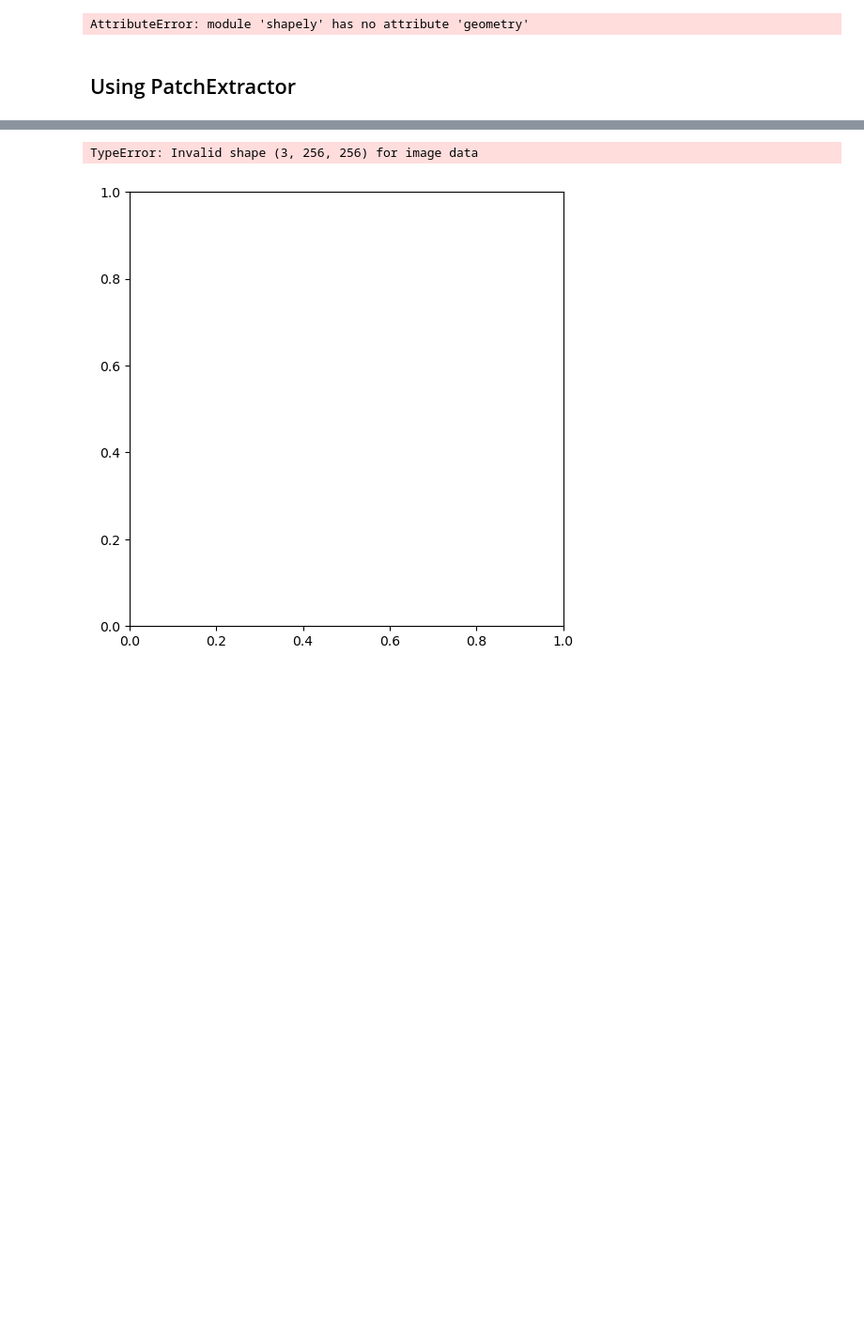
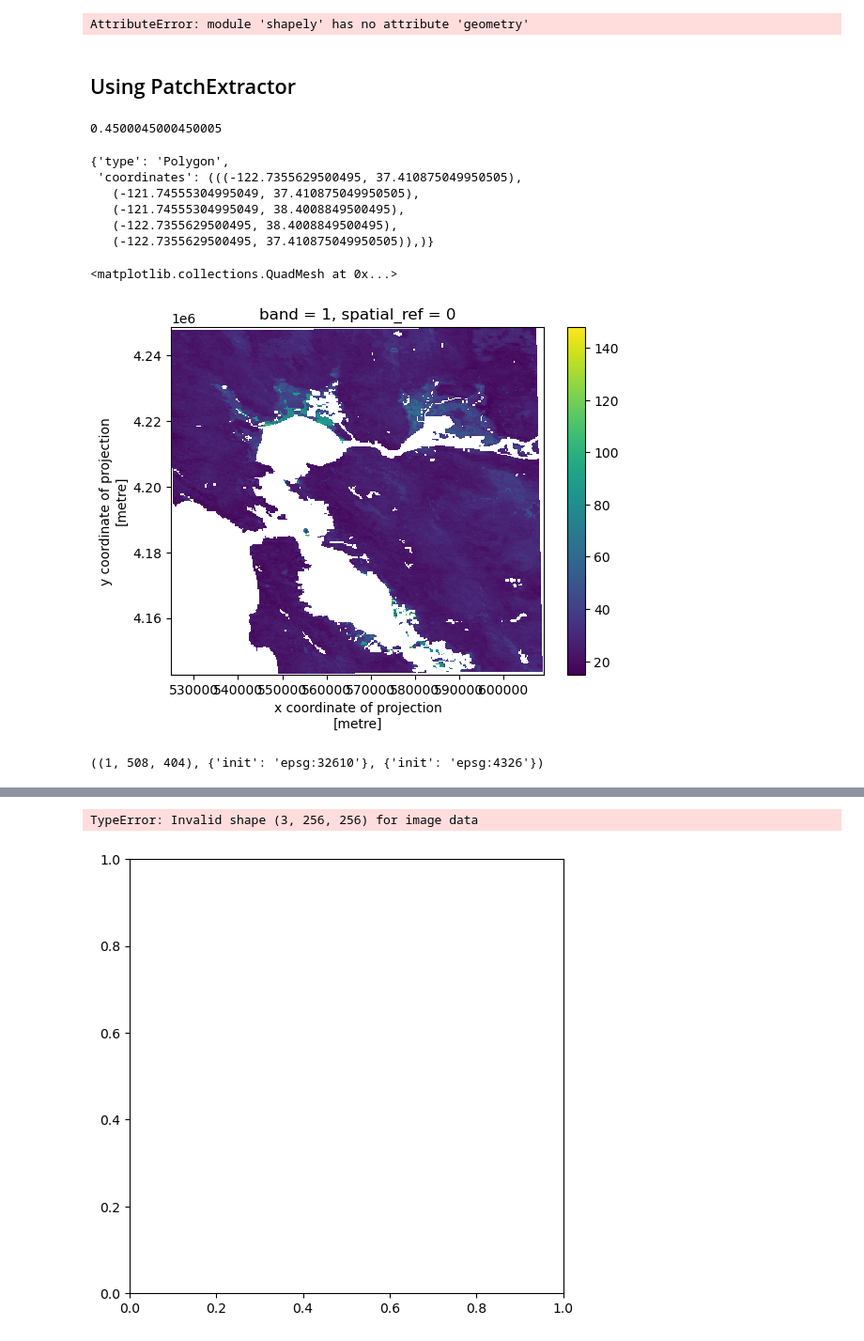
Before and after one commit to ando-shah/sdm-geolifeCLEF, a Jupyter notebook: raster/env_patch.ipynb, the cells around one changed output, grey strips where cells are left out. Shown at 94% size. Drawn from its saved outputs; the diff is of its cells as text; code cells hidden in the pictures; blank space fills up the shorter version.

Commit message:
Dirty commit of memory efficient raster load and clip operation test - port to environmental_raster.py next

```diff
--- a/raster/env_patch.ipynb
+++ b/raster/env_patch.ipynb
@@ -152,3 +155,53 @@ display = to_pil(t)
 display.show()
 # %% [markdown]
 ## Using PatchExtractor
+# %%
+50000/(111.11 *1000)
+# %% [output]
+0.4500045000450005
+# %%
+import shapely.geometry
+
+dst_crs = 'epsg:32610'
+side_len_m = 50000
+side_len = side_len_m / (111.11 * 1000)
+buf = 0.1 # to take care of warping issues
+berkeley = (-122.240558, 37.90588)
+point_geom = shapely.geometry.mapping(shapely.geometry.Point(berkeley))
+
+# Grid points are in 4326 -> move to 32610
+# point_geom = rasterio.warp.transform_geom("epsg:4326", dst_crs, point_geom)
+# point_geom = rasterio.warp.transform_geom(self.crs, dst_crs, point_geom)
+
+#Convert the point to a shape
+point_shape = shapely.geometry.shape(point_geom)
+#Create a square out of it with side_length = buffer*2
+mask_shape = point_shape.buffer(side_len * (1+buf)).envelope
+# mask_shape = point_shape.buffer(0.025).envelope
+mask_geom = shapely.geometry.mapping(mask_shape)
+mask_geom
+# %% [output]
+{'type': 'Polygon',
+ 'coordinates': (((-122.7355629500495, 37.410875049950505),
+   (-121.74555304995049, 37.410875049950505),
+   (-121.74555304995049, 38.4008849500495),
+   (-122.7355629500495, 38.4008849500495),
+   (-122.7355629500495, 37.410875049950505)),)}
+# %%
+local_path = "../../data/geolifeclef-2022/rasters/cecsol/cecsol_USA.tif"
+with rasterio.Env():
+    with rasterio.open(local_path, "r") as f:
+            # rds = rioxarray.open_rasterio(f, bbox=mask_geom['coordinates'], crop=True)
+            rds = rioxarray.open_rasterio(f,masked=True)
+# %%
+r = rds.rio.clip([mask_geom], from_disk=True)
+aoi = r.rio.reproject(dst_crs)
+# %%
+aoi.plot()
+# %% [output]
+<matplotlib.collections.QuadMesh at 0x...>
+[figure, added]
+# %%
+aoi.values.shape, aoi.rio.crs.data, rds.rio.crs.data
+# %% [output]
+((1, 508, 404), {'init': 'epsg:32610'}, {'init': 'epsg:4326'})
```
Also changed, not shown: parts of 17 cells of this notebook.
